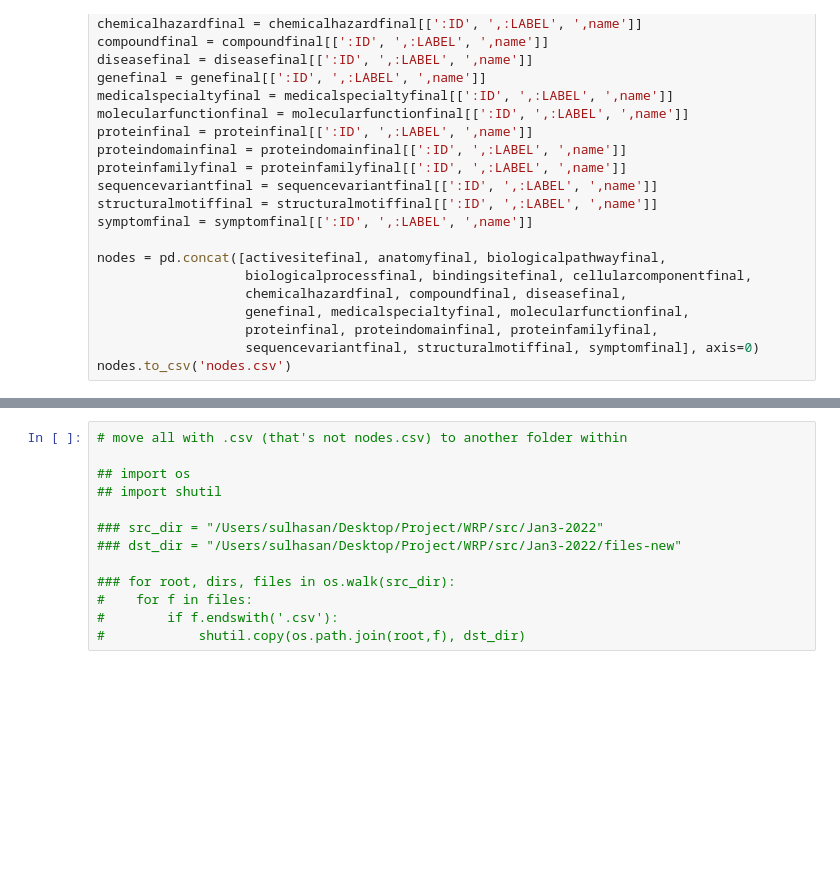
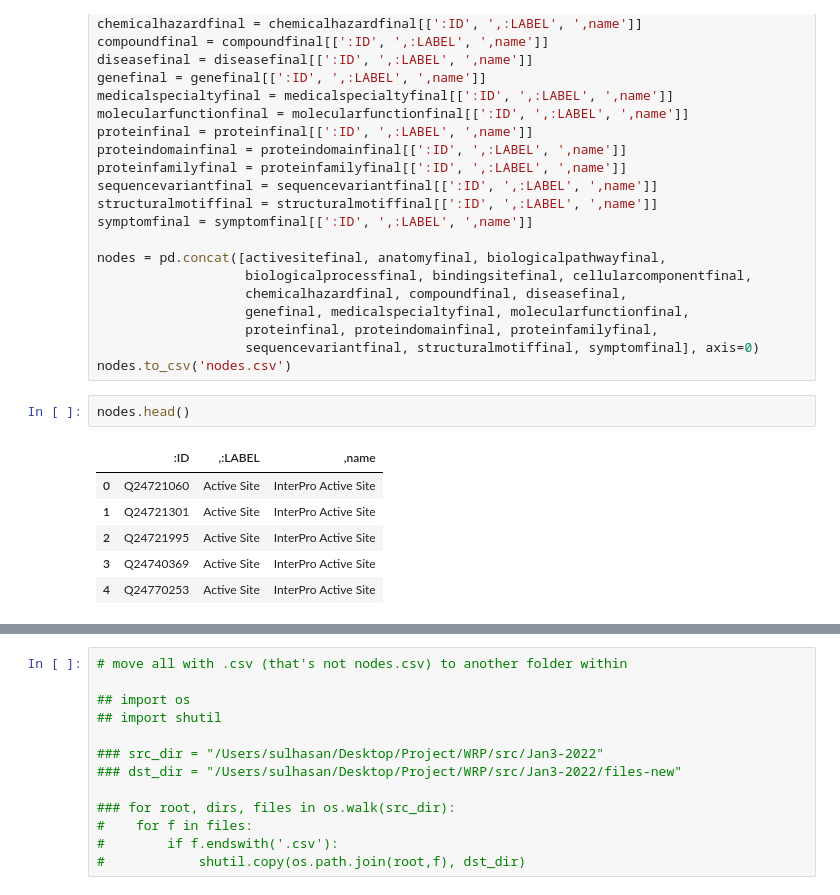
Before and after one commit to sabahzero/WRP, a Jupyter notebook: src/Jan3-2022/01.ipynb, the cells around one changed output, grey strips where cells are left out. Saved outputs shown, nothing was run; the diff lists cells and outputs as text; blank space fills up the shorter version.

```diff
--- a/src/Jan3-2022/01.ipynb
+++ b/src/Jan3-2022/01.ipynb
@@ -461,3 +462,12 @@ nodes = pd.concat([activesitefinal, anatomyfinal, biologicalpathwayfinal,
                    proteinfinal, proteindomainfinal, proteinfamilyfinal,
                    sequencevariantfinal, structuralmotiffinal, symptomfinal], axis=0)
 nodes.to_csv('nodes.csv')
+# %%
+nodes.head()
+# %% [output]
+|  | :ID | ,:LABEL | ,name |
+| 0 | Q24721060 | Active Site | InterPro Active Site |
+| 1 | Q24721301 | Active Site | InterPro Active Site |
+| 2 | Q24721995 | Active Site | InterPro Active Site |
+| 3 | Q24740369 | Active Site | InterPro Active Site |
+| 4 | Q24770253 | Active Site | InterPro Active Site |
```
Also changed, not shown: parts of 4 cells of this notebook.
